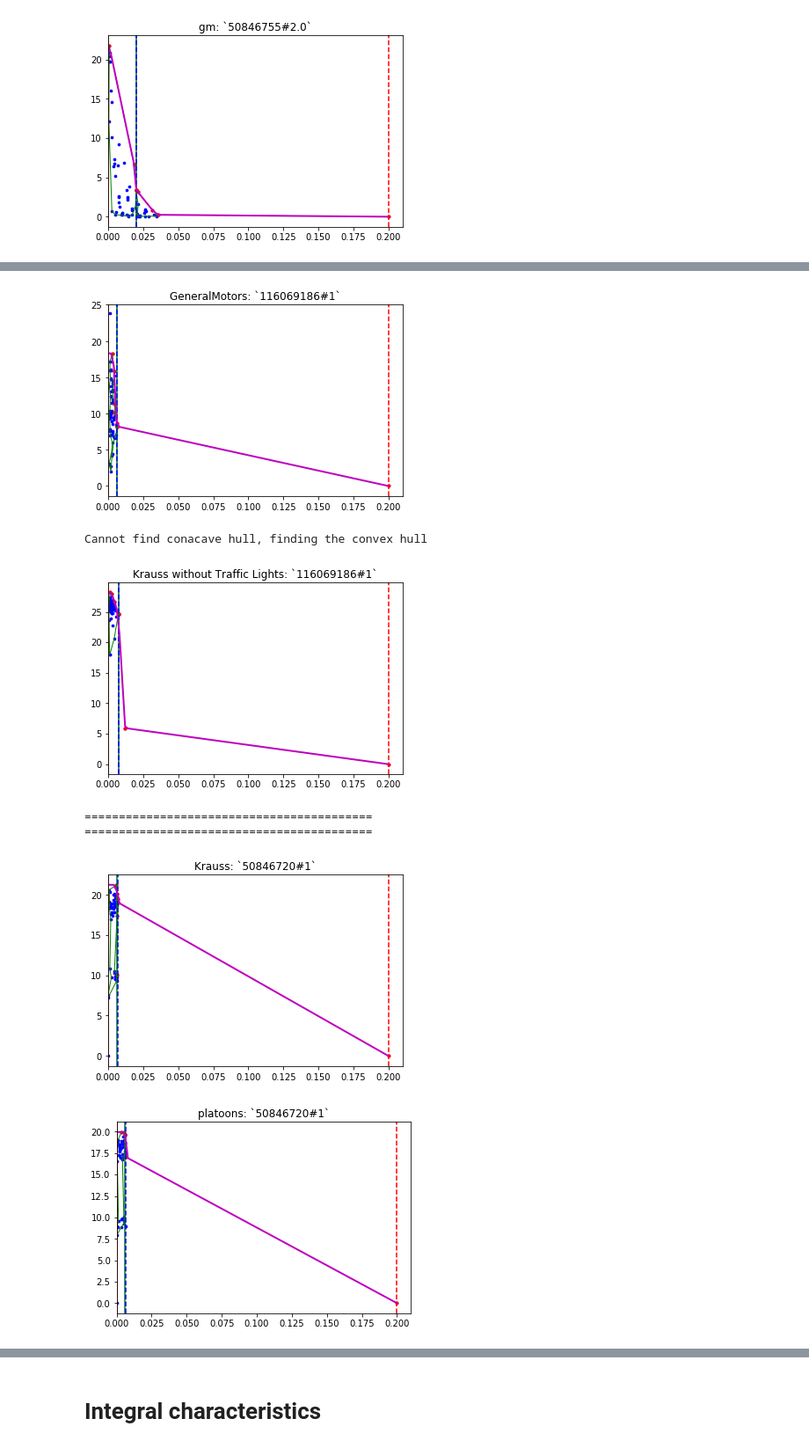
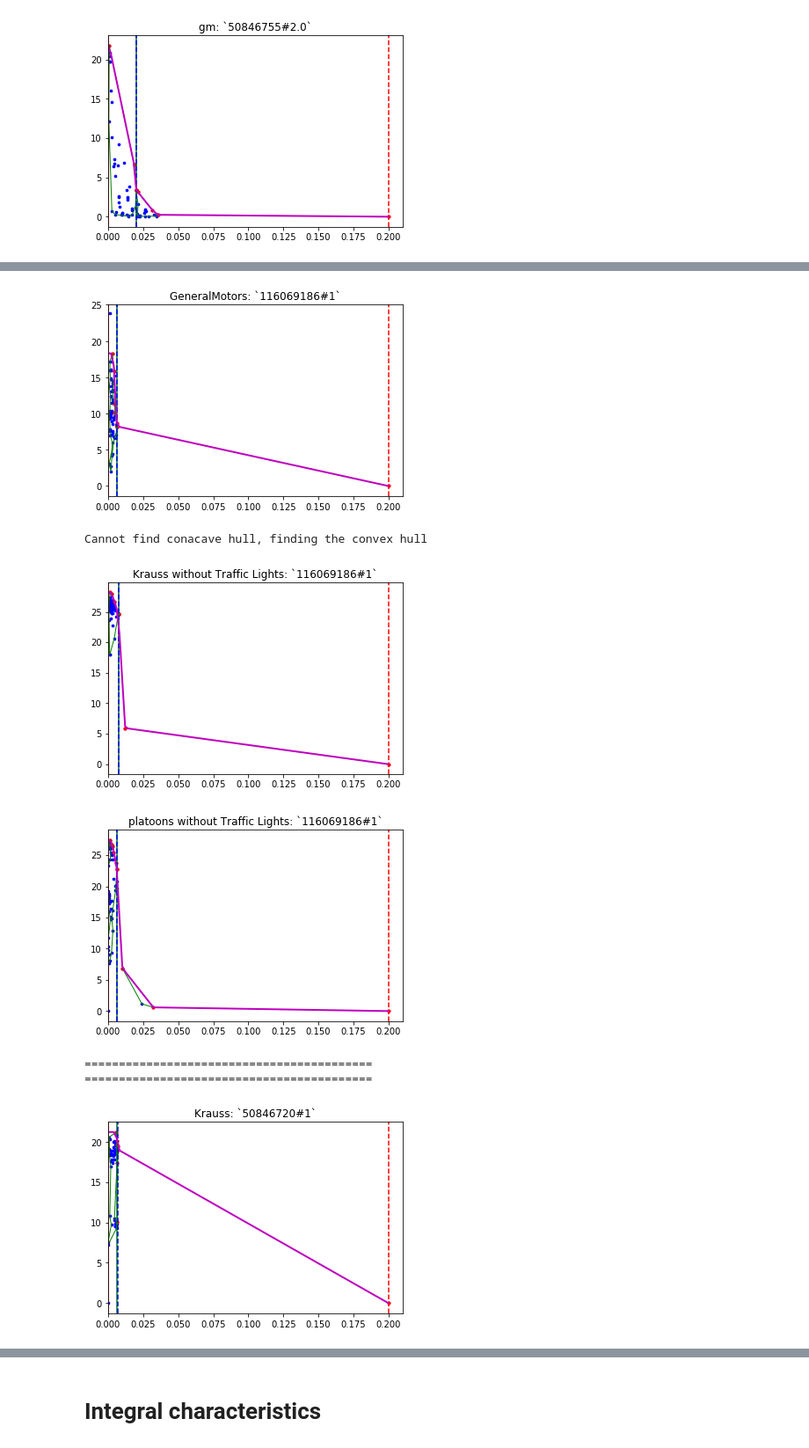
Before and after one commit to apoyezzhayev/FollowingLeaderModel, a Jupyter notebook: Fundamental_diagramm.ipynb, the cells around one changed output, grey strips where cells are left out. Shown at 88% size. Drawn from its saved outputs; the diff is of its cells as text; code cells hidden in the pictures.

Commit message:
Added platoons model for scenario without traffic lights

```diff
--- a/Fundamental_diagramm.ipynb
+++ b/Fundamental_diagramm.ipynb
@@ -51,7 +51,7 @@ data_platoons_lanes = get_dynamic_data('maryland/fundamental_out_platoons_model.
 data_gm_lanes = get_dynamic_data('maryland/fundamental_out_GM_model.xml')
 
 data_default_wo_tl_lanes = get_dynamic_data('maryland/fundamental_out_wo_TL_model.xml')
-# data_platoons_wo_tl_lanes = get_dynamic_data('maryland/fundamental_out_wo_TL_platoons_model.xml')
+data_platoons_wo_tl_lanes = get_dynamic_data('maryland/fundamental_out_wo_TL_platoons_model.xml')
 # %%
 lanes_data = get_static_data('maryland/moco.net.xml')
 # %%
@@ -142,7 +142,7 @@ data_gm_roads, data_gm_lanes = average_over_lanes(data_gm_lanes)
 
 # Without traffic lights
 data_default_wo_tl_roads, data_default_wo_tl_lanes = average_over_lanes(data_default_wo_tl_lanes)
-# data_platoons_roads, data_platoons_lanes = average_over_lanes(data_platoons_lanes)
+data_platoons_wo_tl_roads, data_platoons_wo_tl_lanes = average_over_lanes(data_platoons_wo_tl_lanes)
 # %%
 ALL_ROADS = data_default_roads.index.levels[0].tolist()
 # %%
@@ -257,7 +260,7 @@ import alphashape
 import matplotlib.pyplot as plt
 from descartes import PolygonPatch
 
-def interpolate_fundamental(way_id, data, y_axis='speed', vis=True, verbose=True, desc='road', vis_ch=):
+def interpolate_fundamental(way_id, data, y_axis='speed', vis=True, verbose=True, desc='road', vis_ch=True):
     # Calculate fundamental critical points
     rho_0, rho_1, rho_2, rho_max, q_0, q_1, q_2 = get_fundamental(way_id, data, verbose=verbose)
 
@@ -409,17 +412,17 @@ Cannot find conacave hull, finding the convex hull
 [figure]
 # %%
 for idx in idx_for_comparsion:
-    compare(idx, [data_default_roads, data_platoons_roads, data_gm_roads, data_default_wo_tl_roads],
-            ['Krauss', 'platoons', 'GeneralMotors', 'Krauss without Traffic Lights'])
+    compare(idx, [data_default_roads, data_platoons_roads, data_gm_roads, data_default_wo_tl_roads, data_platoons_wo_tl_roads],
+            ['Krauss', 'platoons', 'GeneralMotors', 'Krauss without Traffic Lights', 'platoons without Traffic Lights'])
     print('======' * 7)
     print('======' * 7)
 # %% [output]
 [figure]
 [figure]
 [figure]
 Cannot find conacave hull, finding the convex hull
 [figure]
+[figure, new version]
 ==========================================
 ==========================================
-[figure, old version]
-[figure, old version]
+[figure, new version]
```
Also changed, not shown: parts of 4 cells of this notebook.
